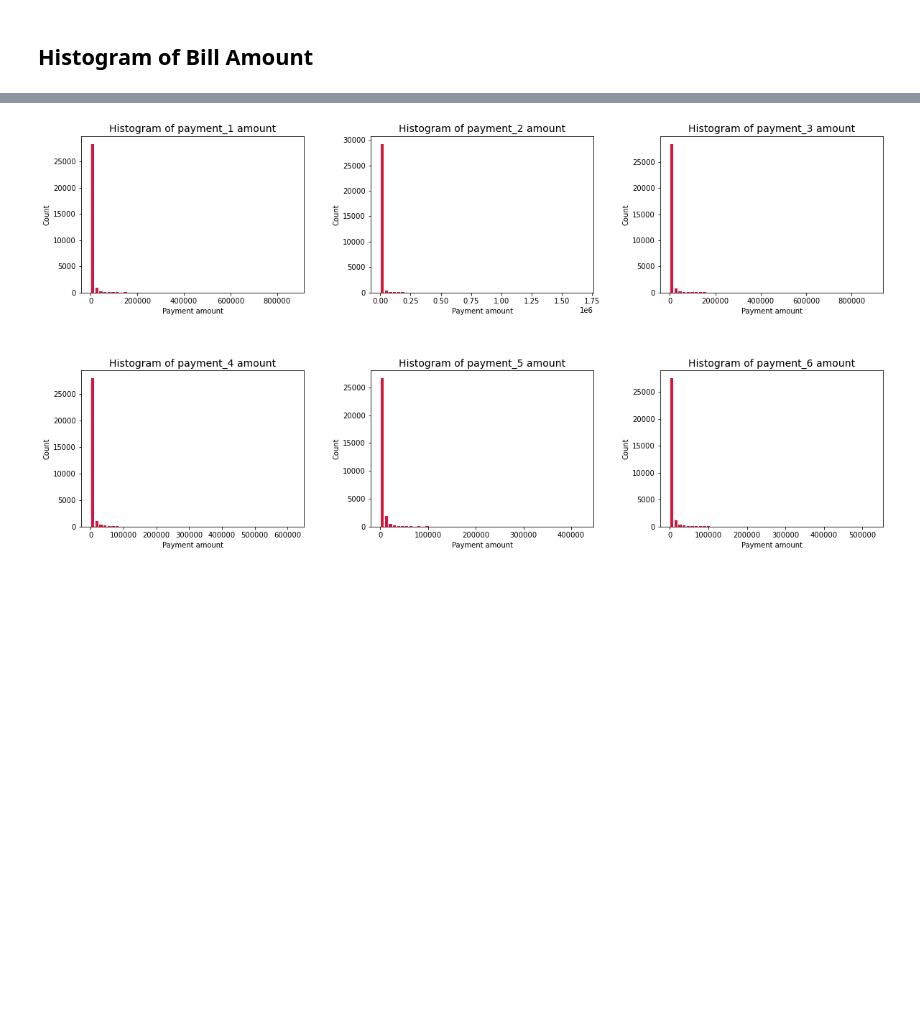
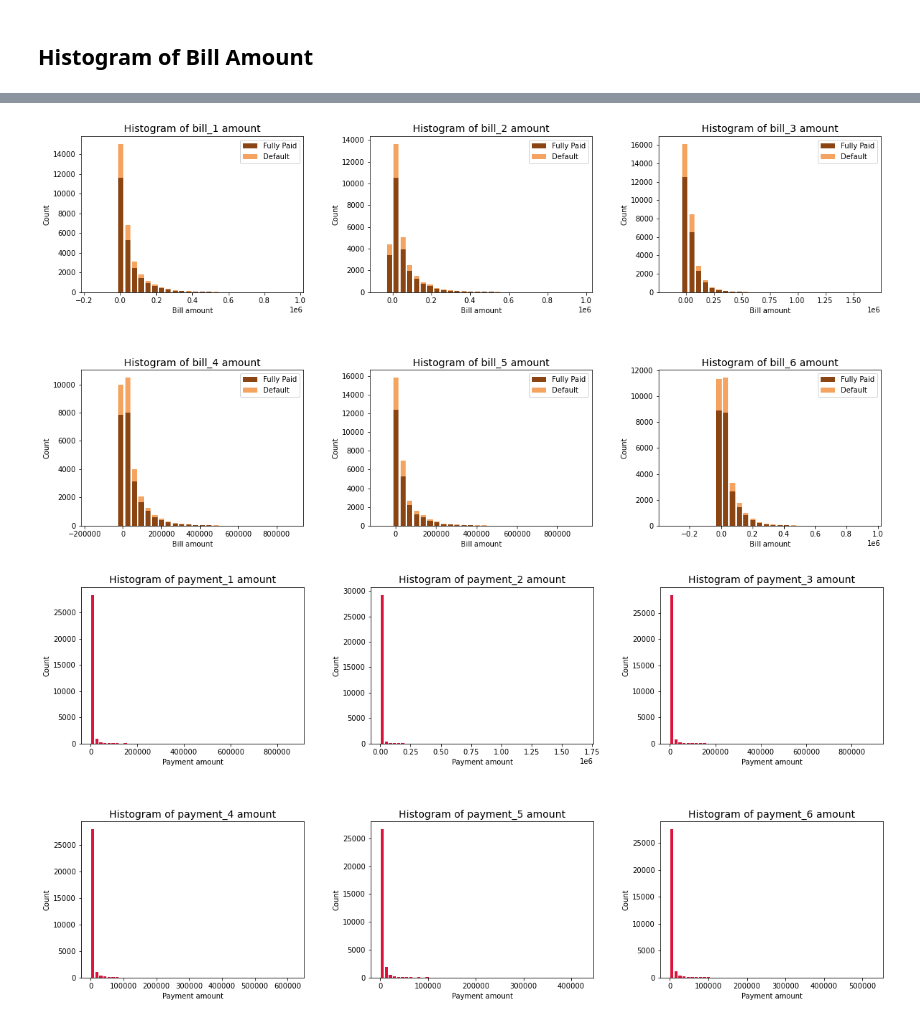
Before and after one commit to somayehY/CreditDefaultPrediction, a Jupyter notebook: CreditDefaultPrediction_DataWrangling.ipynb, the cells around one changed output, grey strips where cells are left out. Cells and saved outputs as stored; diff of their text form; code cells hidden in the pictures; blank space fills up the shorter version.

```diff
--- a/CreditDefaultPrediction_DataWrangling.ipynb
+++ b/CreditDefaultPrediction_DataWrangling.ipynb
@@ -481,3 +458,53 @@ plt.show()
+# %%
+fig, [(ax1, ax2, ax3), (ax4, ax5, ax6)] = plt.subplots(nrows=2, ncols=3, figsize=(20,10))
+
+s1 = pd.DataFrame({'Fully Paid': df.loc[df['dpnm']==0, 'BILL_AMT1'], 'Default': df.loc[df['dpnm']==1, 'BILL_AMT1']}, index=None)
+s2 = pd.DataFrame({'Fully Paid': df.loc[df['dpnm']==0, 'BILL_AMT2'], 'Default': df.loc[df['dpnm']==1, 'BILL_AMT2']}, index=None)
+s3 = pd.DataFrame({'Fully Paid': df.loc[df['dpnm']==0, 'BILL_AMT3'], 'Default': df.loc[df['dpnm']==1, 'BILL_AMT3']}, index=None)
+s4 = pd.DataFrame({'Fully Paid': df.loc[df['dpnm']==0, 'BILL_AMT4'], 'Default': df.loc[df['dpnm']==1, 'BILL_AMT4']}, index=None)
+s5 = pd.DataFrame({'Fully Paid': df.loc[df['dpnm']==0, 'BILL_AMT5'], 'Default': df.loc[df['dpnm']==1, 'BILL_AMT5']}, index=None)
+s6 = pd.DataFrame({'Fully Paid': df.loc[df['dpnm']==0, 'BILL_AMT6'], 'Default': df.loc[df['dpnm']==1, 'BILL_AMT6']}, index=None)
+
+ax1.hist(s1, stacked=True, bins=30, rwidth=0.75, color=["saddlebrown", "sandybrown"])
+ax1.set_title("Histogram of bill_1 amount", fontsize=14)
+ax1.set_xlabel('Bill amount')
+ax1.set_ylabel('Count')
+ax1.legend(['Fully Paid', 'Default'])
+
+ax2.hist(s2, stacked=True, bins=30, rwidth=0.75, color=["saddlebrown", "sandybrown"])
+ax2.set_title("Histogram of bill_2 amount", fontsize=14)
+ax2.set_xlabel('Bill amount')
+ax2.set_ylabel('Count')
+ax2.legend(['Fully Paid', 'Default'])
+
+ax3.hist(s3, stacked=True, bins=30, rwidth=0.75, color=["saddlebrown", "sandybrown"])
+ax3.set_title("Histogram of bill_3 amount", fontsize=14)
+ax3.set_xlabel('Bill amount')
+ax3.set_ylabel('Count')
+ax3.legend(['Fully Paid', 'Default'])
+
+ax4.hist(s4, stacked=True, bins=30, rwidth=0.75, color=["saddlebrown", "sandybrown"])
+ax4.set_title("Histogram of bill_4 amount", fontsize=14)
+ax4.set_xlabel('Bill amount')
+ax4.set_ylabel('Count')
+ax4.legend(['Fully Paid', 'Default'])
+
+ax5.hist(s5, stacked=True, bins=30, rwidth=0.75, color=["saddlebrown", "sandybrown"])
+ax5.set_title("Histogram of bill_5 amount", fontsize=14)
+ax5.set_xlabel('Bill amount')
+ax5.set_ylabel('Count')
+ax5.legend(['Fully Paid', 'Default'])
+
+ax6.hist(s6, stacked=True, bins=30, rwidth=0.75, color=["saddlebrown", "sandybrown"])
+ax6.set_title("Histogram of bill_6 amount", fontsize=14)
+ax6.set_xlabel('Bill amount')
+ax6.set_ylabel('Count')
+ax6.legend(['Fully Paid', 'Default'])
+
+plt.subplots_adjust(hspace=0.5, wspace=.3);
+plt.show()
+# %% [output]
+[figure, added]
 # %%
 fig, [(ax1, ax2, ax3), (ax4, ax5, ax6)] = plt.subplots(nrows=2, ncols=3, figsize=(20,10))
 colors = ['darkblue', 'teal', 'coral', 'crimson', 'orchid', 'magenta']
```
Also changed, not shown: parts of 22 cells of this notebook.
